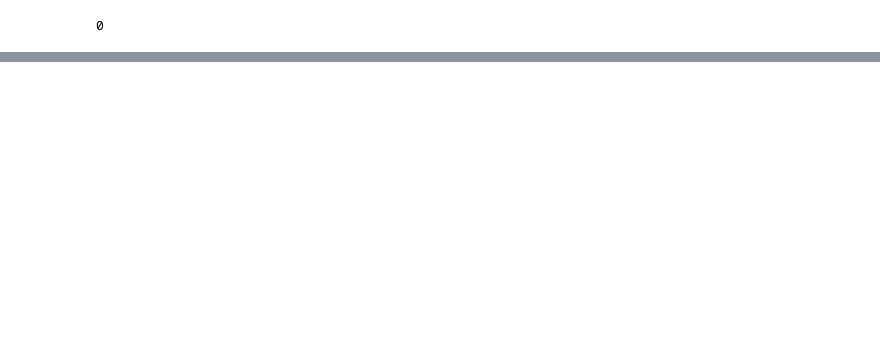
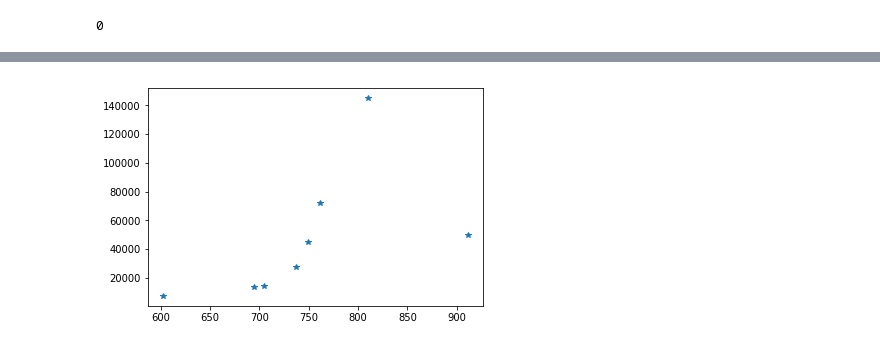
Before and after one commit to piovere/zeTorch, a Jupyter notebook: Black body peak fitting.ipynb, the cells around one changed output, grey strips where cells are left out. Drawn from its saved outputs; the diff is of its cells as text; code cells hidden in the pictures; blank space fills up the shorter version.

```diff
--- a/Black body peak fitting.ipynb
+++ b/Black body peak fitting.ipynb
@@ -444,0 +454,5 @@ plt.show()
+# %%
+plt.plot(nppeaks[:,0], nppeaks[:,1], '*')
+plt.show()
+# %% [output]
+[figure, added]
```
Also changed, not shown: parts of 21 cells of this notebook, 4 other files.
